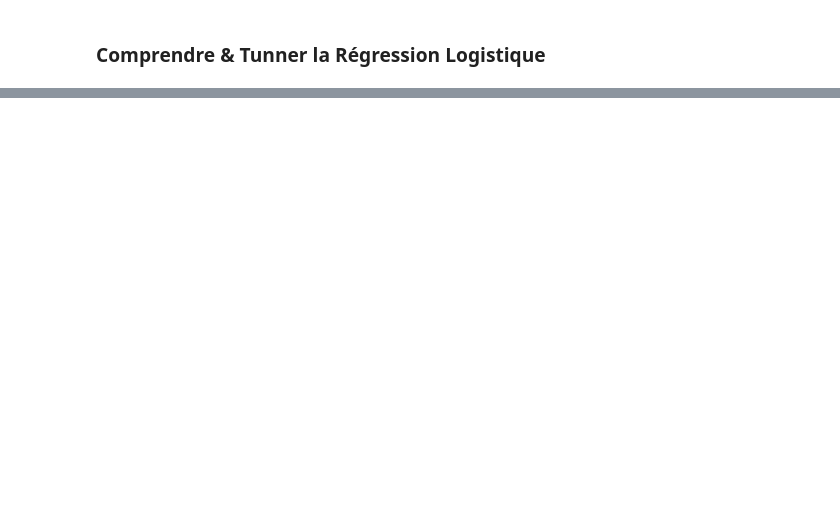
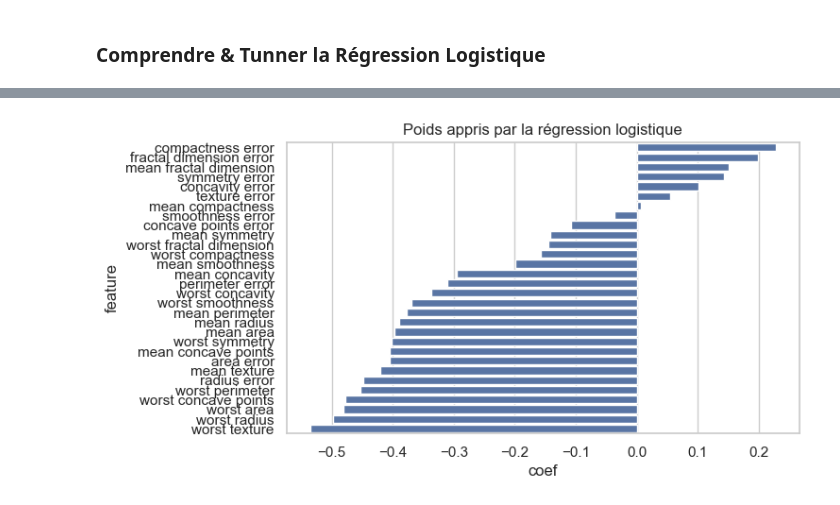
Before and after one commit to steinnberg/ML_DVRC_2025, a Jupyter notebook: Lecture2/Notes/Practicle_Notebooks/Linear_Reg/Logistic.ipynb, the cells around one changed output, grey strips where cells are left out. Saved outputs shown, nothing was run; the diff lists cells and outputs as text; code cells hidden in the pictures; blank space fills up the shorter version.

```diff
--- a/Lecture2/Notes/Practicle_Notebooks/Linear_Reg/Logistic.ipynb
+++ b/Lecture2/Notes/Practicle_Notebooks/Linear_Reg/Logistic.ipynb
@@ -61,0 +172,9 @@ X.head()
+# %%
+# 7. Evaluation du meilleur modèle
+
+best_model = grid.best_estimator_
+preds_best = best_model.predict(X_test_scaled)
+
+print("Accuracy :", accuracy_score(y_test, preds_best))
+print("\nMatrice de confusion :\n", confusion_matrix(y_test, preds_best))
+print("\nClassification Report:\n", classification_report(y_test, preds_best))
@@ -61,0 +197,17 @@ X.head()
+# %%
+# 8. Importance des features (coefficients du modèle)
+
+
+coef = best_model.coef_[0]
+features = X.columns
+
+df_coef = pd.DataFrame({
+    "feature": features,
+    "coef": coef
+}).sort_values(by="coef", ascending=False)
+
+sns.barplot(data=df_coef, x="coef", y="feature")
+plt.title("Poids appris par la régression logistique")
+plt.show()
+# %% [output]
+[figure, added]
```
Also changed, not shown: parts of 9 cells of this notebook.
